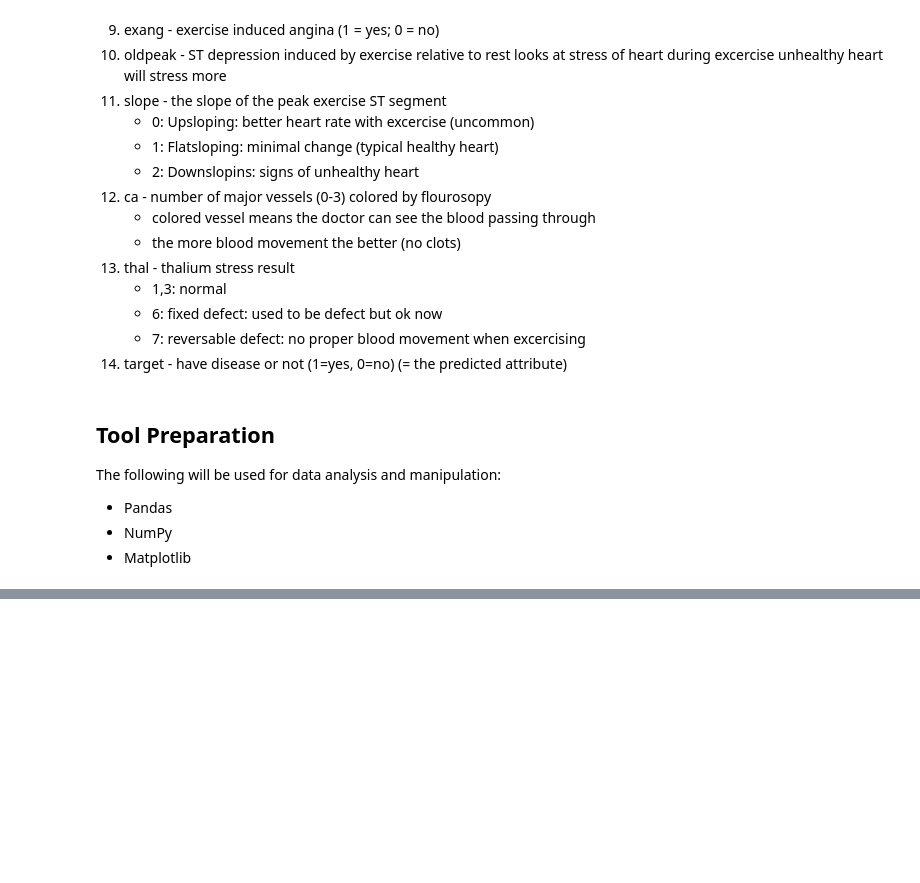
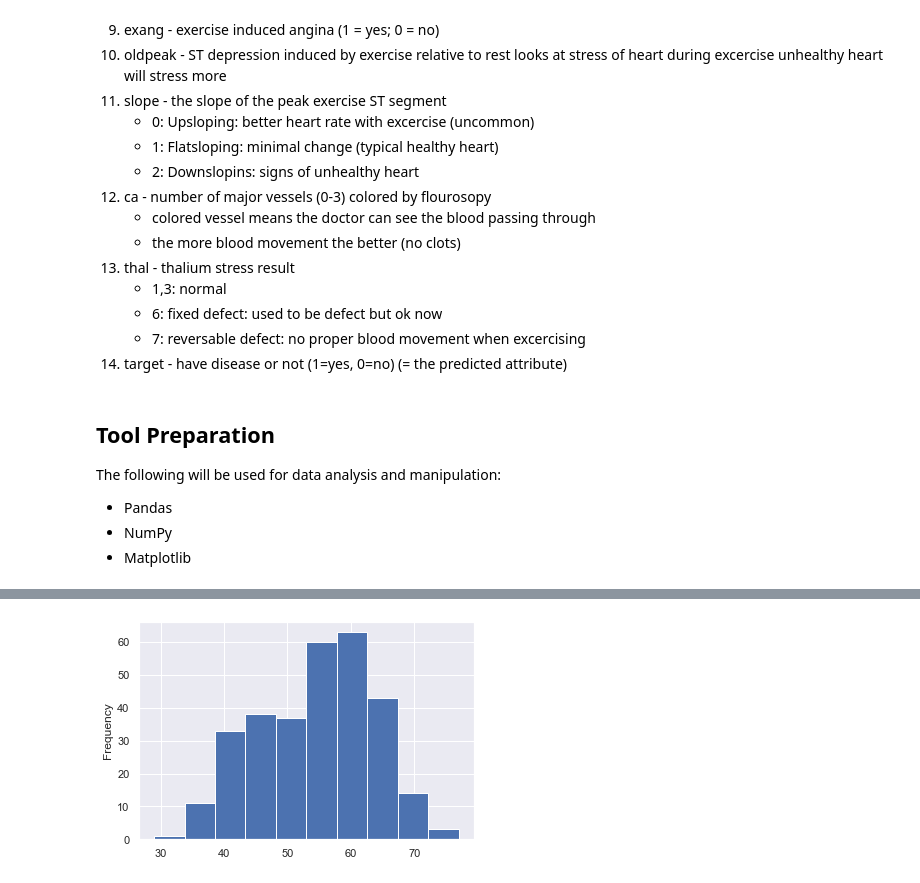
Before and after one commit to wondrousWebWorks/ml-heart-disease-classification, a Jupyter notebook: end-to-end-heart-disease-classification.ipynb, the cells around one changed output, grey strips where cells are left out. Saved outputs shown, nothing was run; the diff lists cells and outputs as text; code cells hidden in the pictures; blank space fills up the shorter version.

```diff
--- a/end-to-end-heart-disease-classification.ipynb
+++ b/end-to-end-heart-disease-classification.ipynb
@@ -100,0 +252,5 @@ from sklearn.metrics import plot_roc_curve
+# %%
+# Check the distribution of the Age column
+df["age"].plot.hist();
+# %% [output]
+[figure, added]
```
Also changed, not shown: parts of 24 cells of this notebook.
